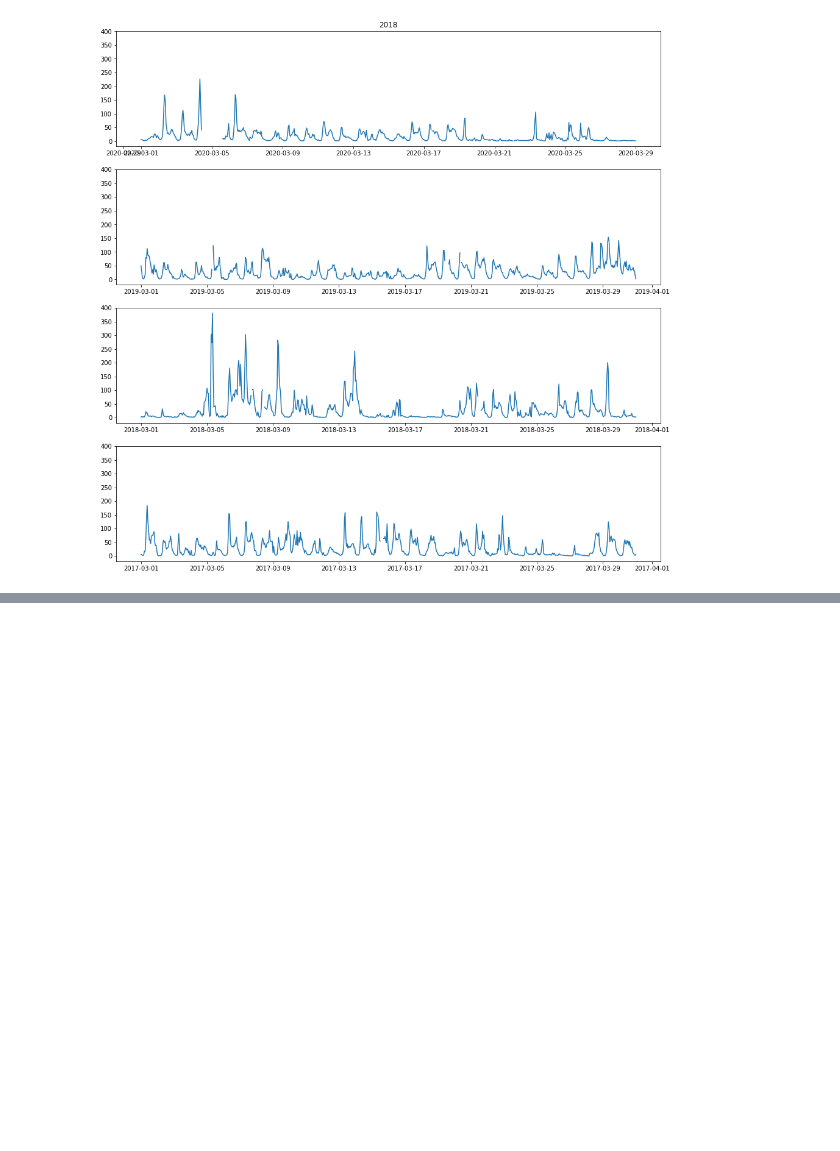
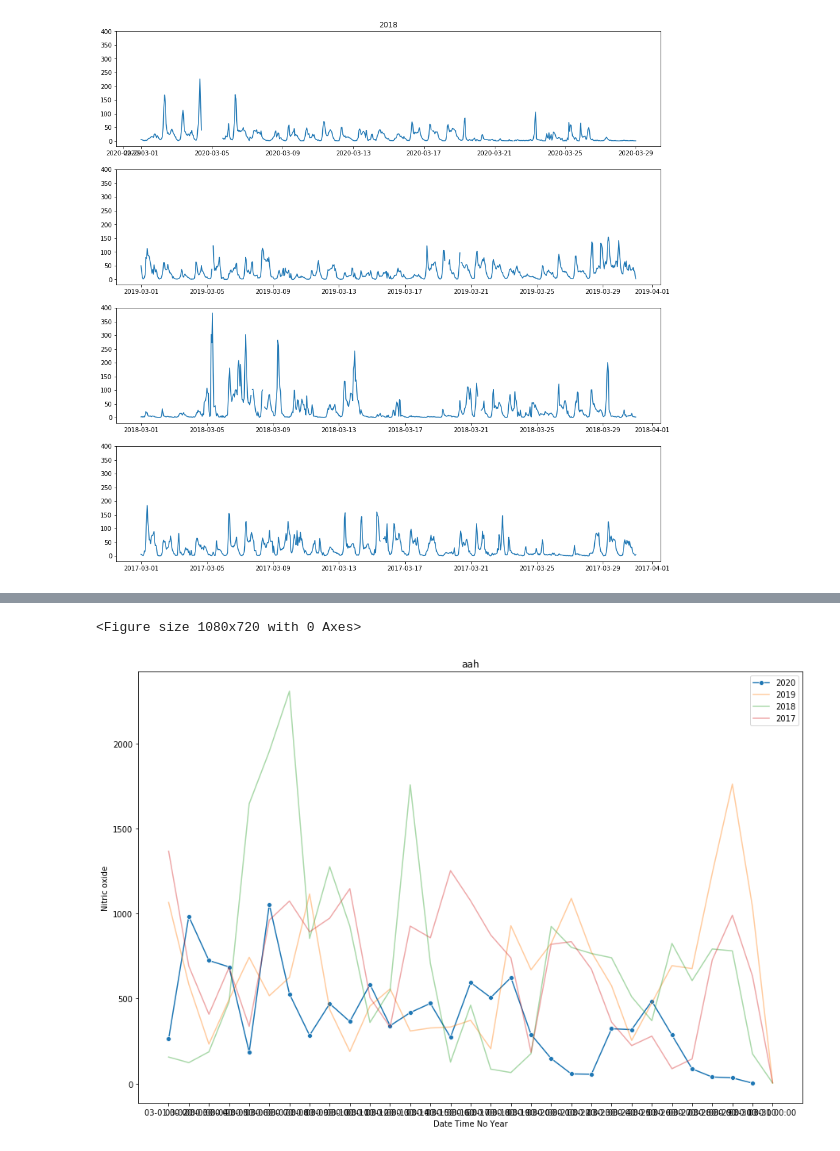
Before and after one commit to productivityboyz/Air-Pollution-Project, a Jupyter notebook: Derby Air Pollution.ipynb, the cells around one changed output, grey strips where cells are left out. Cells and saved outputs as stored; diff of their text form; code cells hidden in the pictures; blank space fills up the shorter version.

```diff
--- a/Derby Air Pollution.ipynb
+++ b/Derby Air Pollution.ipynb
@@ -240,0 +331,5 @@ year_comparison('03-01','03-31','H')
+# %%
+year_comparison('03-01','03-31','D')
+# %% [output]
+<Figure size 1080x720 with 0 Axes>
+[figure, added]
```
Also changed, not shown: parts of 10 cells of this notebook, 1 other file.
